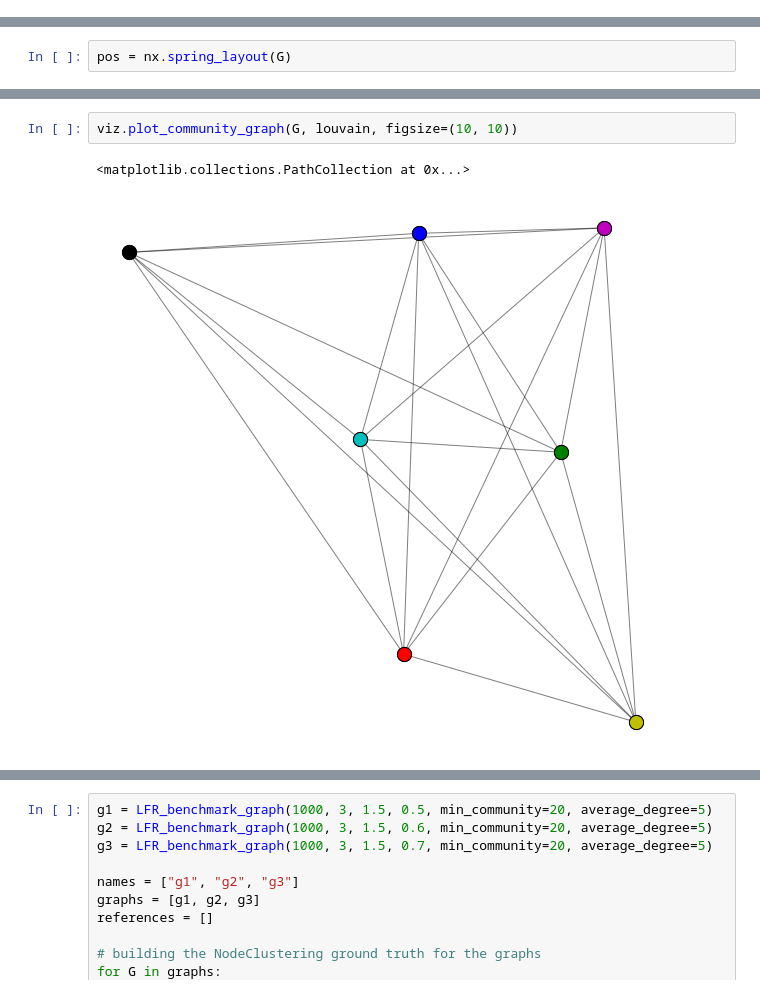
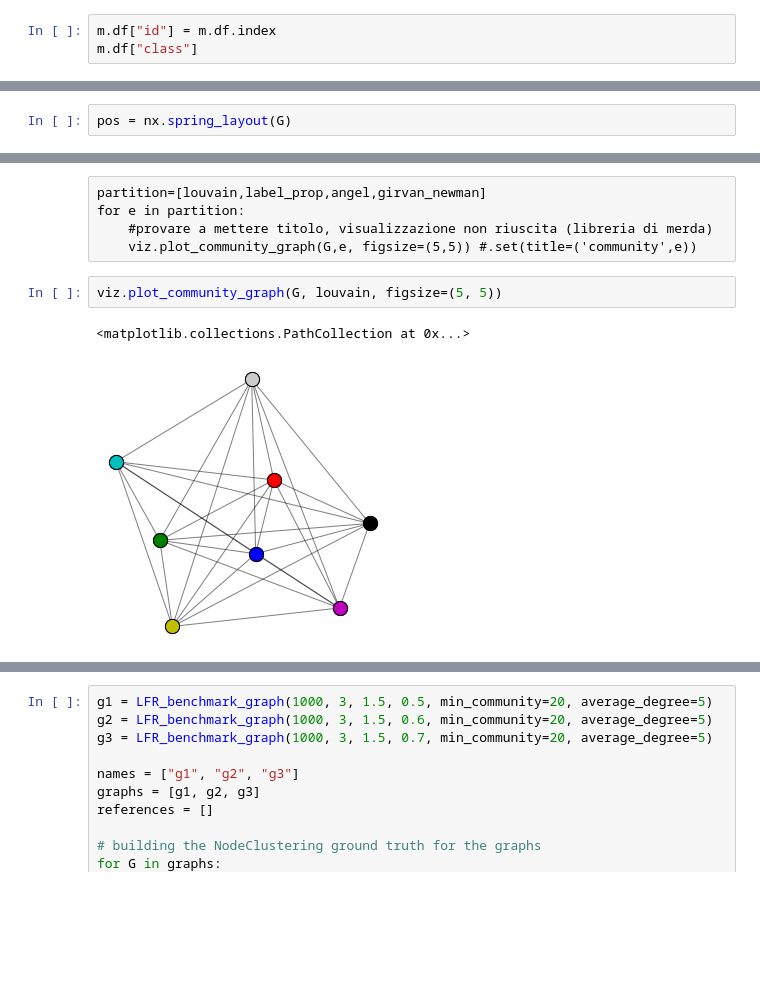
Before and after one commit to gatto/ds-network-analysis, a Jupyter notebook: py/Community Discovery.ipynb, the cells around one changed output, grey strips where cells are left out. Saved outputs shown, nothing was run; the diff lists cells and outputs as text; blank space fills up the shorter version.

```diff
--- a/py/Community Discovery.ipynb
+++ b/py/Community Discovery.ipynb
@@ -35,0 +53,3 @@ m = SocialDB(100)
+# %%
+m.df["id"] = m.df.index
+m.df["class"]
@@ -457,6 +456,11 @@ viz.plot_network_clusters(G, angel, pos, figsize=(20, 20), plot_labels=True)
+# %% [raw]
+partition=[louvain,label_prop,angel,girvan_newman]
+for e in partition:
+    #provare a mettere titolo, visualizzazione non riuscita (libreria di merda)
+    viz.plot_community_graph(G,e, figsize=(5,5)) #.set(title=('community',e))
 # %%
-viz.plot_community_graph(G, louvain, figsize=(10, 10))
+viz.plot_community_graph(G, louvain, figsize=(5, 5))
 # %% [output]
 <matplotlib.collections.PathCollection at 0x...>
-[figure, old version]
+[figure, new version]
 # %%
```
Also changed, not shown: parts of 65 cells of this notebook.
